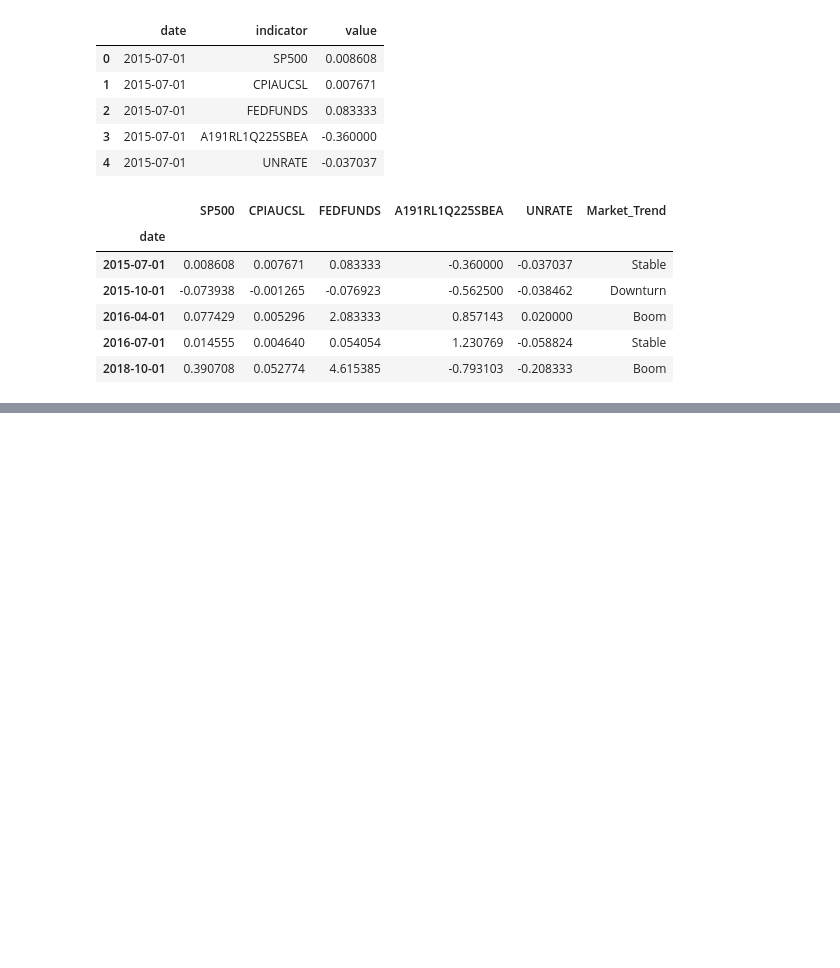
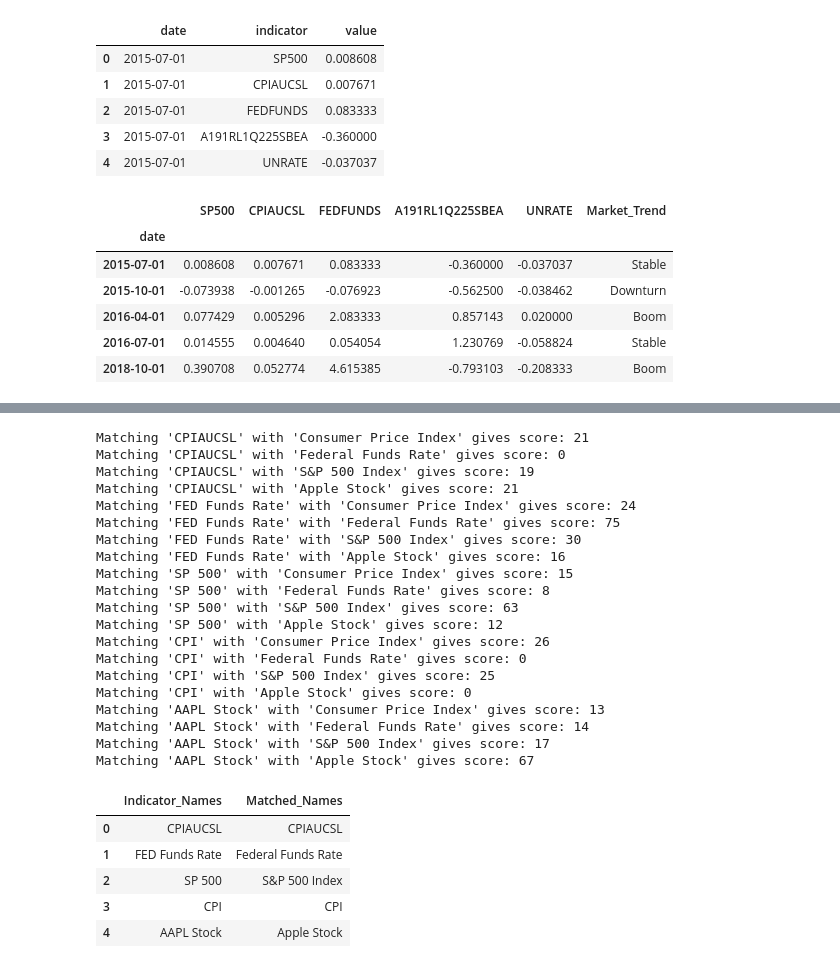
Before and after one commit to sadiq937/Shaik_DM, a Jupyter notebook: PS4.ipynb, the cells around one changed output, grey strips where cells are left out. Saved outputs shown, nothing was run; the diff lists cells and outputs as text; code cells hidden in the pictures; blank space fills up the shorter version.

```diff
--- a/PS4.ipynb
+++ b/PS4.ipynb
@@ -214,0 +256,61 @@ fig5.show()
+# %%
+# Fuzzy Matching Example with more robust logic
+fuzzy_data_df = pd.DataFrame({"Indicator_Names": ["CPIAUCSL", "FED Funds Rate", "SP 500", "CPI", "AAPL Stock"]})
+
+def match_indicator_name(indicator_name):
+    # Fuzzy matching with a threshold
+    threshold = 50 # Set a threshold for matching (between 0 and 100)
+
+    # Check similarity ratios for each comparison
+    similarity_score_cpi = fuzz.ratio(indicator_name, "Consumer Price Index")
+    similarity_score_fed = fuzz.ratio(indicator_name, "Federal Funds Rate")
+    similarity_score_sp500 = fuzz.ratio(indicator_name, "S&P 500 Index")
+    similarity_score_apple = fuzz.ratio(indicator_name, "Apple Stock")
+
+    # Print similarity scores for each match attempt
+    print(f"Matching '{indicator_name}' with 'Consumer Price Index' gives score: {similarity_score_cpi}")
+    print(f"Matching '{indicator_name}' with 'Federal Funds Rate' gives score: {similarity_score_fed}")
+    print(f"Matching '{indicator_name}' with 'S&P 500 Index' gives score: {similarity_score_sp500}")
+    print(f"Matching '{indicator_name}' with 'Apple Stock' gives score: {similarity_score_apple}")
+
+    # Determine the best match based on the highest similarity score
+    if similarity_score_cpi > threshold:
+        return "Consumer Price Index"
+    elif similarity_score_fed > threshold:
+        return "Federal Funds Rate"
+    elif similarity_score_sp500 > threshold:
+        return "S&P 500 Index"
+    elif similarity_score_apple > threshold:
+        return "Apple Stock"
+    else:
+        return indicator_name
+
+fuzzy_data_df["Matched_Names"] = fuzzy_data_df["Indicator_Names"].apply(match_indicator_name)
+fuzzy_data_df
+# %% [output]
+Matching 'CPIAUCSL' with 'Consumer Price Index' gives score: 21
+Matching 'CPIAUCSL' with 'Federal Funds Rate' gives score: 0
+Matching 'CPIAUCSL' with 'S&P 500 Index' gives score: 19
+Matching 'CPIAUCSL' with 'Apple Stock' gives score: 21
+Matching 'FED Funds Rate' with 'Consumer Price Index' gives score: 24
+Matching 'FED Funds Rate' with 'Federal Funds Rate' gives score: 75
+Matching 'FED Funds Rate' with 'S&P 500 Index' gives score: 30
+Matching 'FED Funds Rate' with 'Apple Stock' gives score: 16
+Matching 'SP 500' with 'Consumer Price Index' gives score: 15
+Matching 'SP 500' with 'Federal Funds Rate' gives score: 8
+Matching 'SP 500' with 'S&P 500 Index' gives score: 63
+Matching 'SP 500' with 'Apple Stock' gives score: 12
+Matching 'CPI' with 'Consumer Price Index' gives score: 26
+Matching 'CPI' with 'Federal Funds Rate' gives score: 0
+Matching 'CPI' with 'S&P 500 Index' gives score: 25
+Matching 'CPI' with 'Apple Stock' gives score: 0
+Matching 'AAPL Stock' with 'Consumer Price Index' gives score: 13
+Matching 'AAPL Stock' with 'Federal Funds Rate' gives score: 14
+Matching 'AAPL Stock' with 'S&P 500 Index' gives score: 17
+Matching 'AAPL Stock' with 'Apple Stock' gives score: 67
+|  | Indicator_Names | Matched_Names |
+| 0 | CPIAUCSL | CPIAUCSL |
+| 1 | FED Funds Rate | Federal Funds Rate |
+| 2 | SP 500 | S&P 500 Index |
+| 3 | CPI | CPI |
+| 4 | AAPL Stock | Apple Stock |
```
Also changed, not shown: parts of 13 cells of this notebook.
